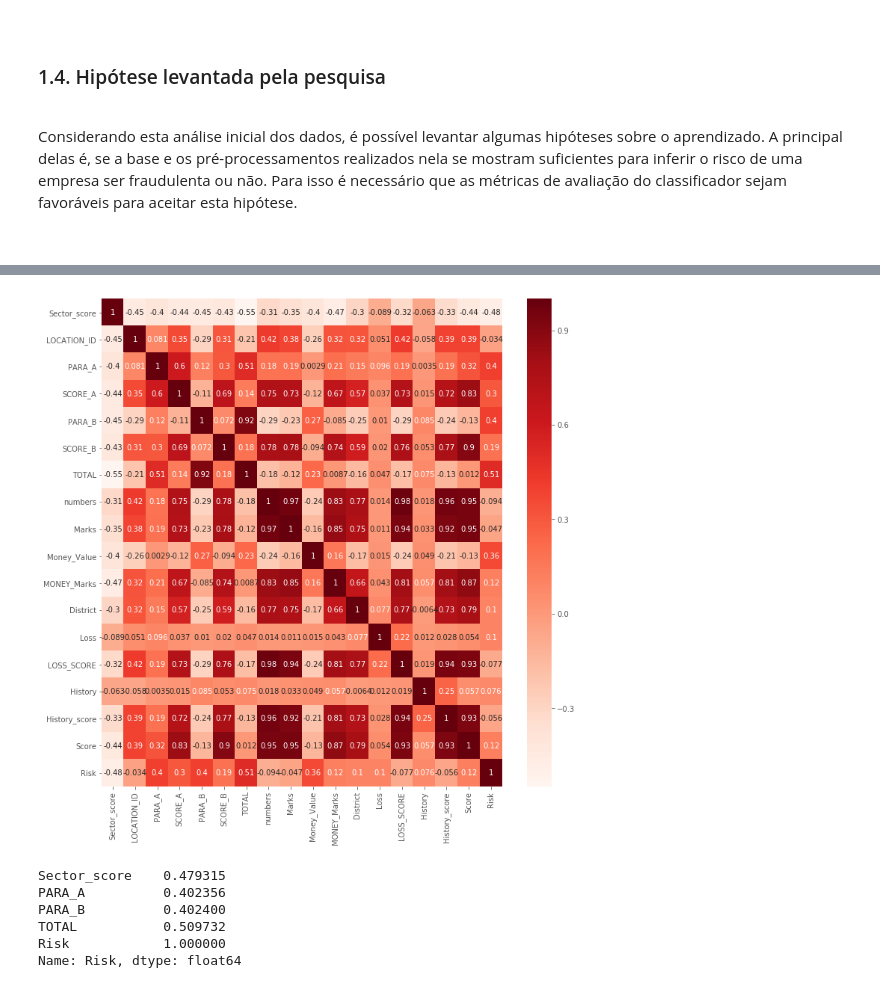
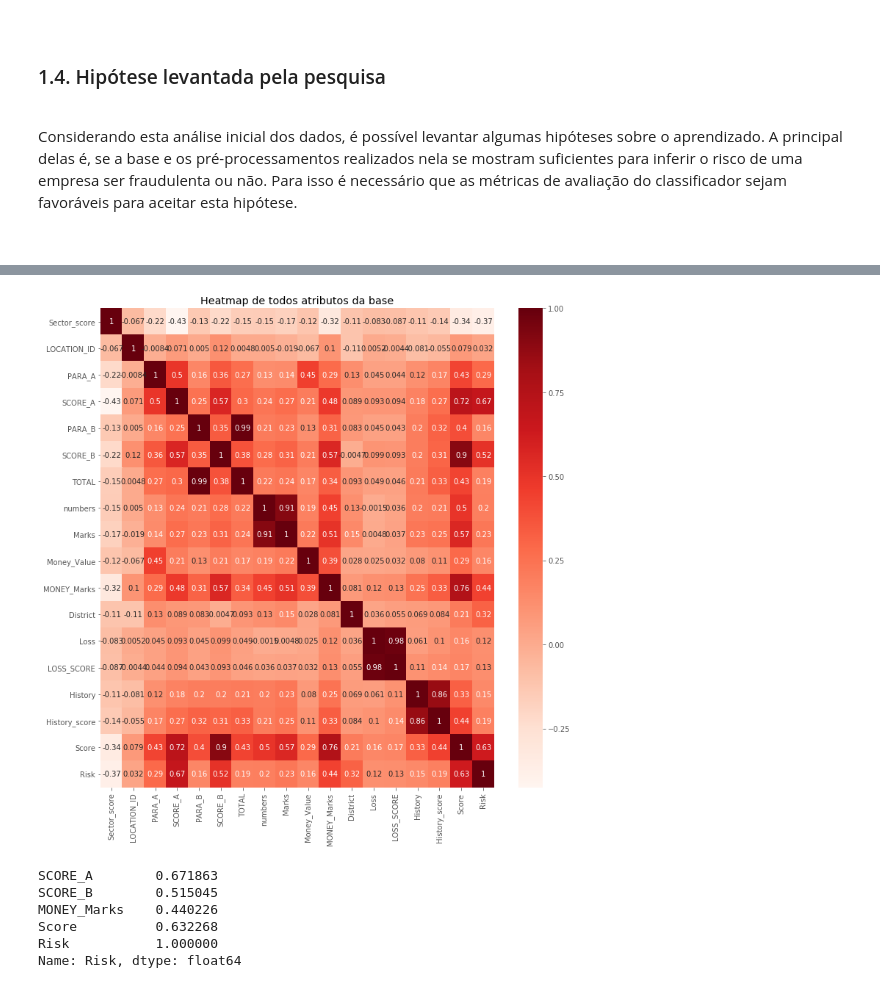
Before and after one commit to KateMorf/audit-data-analysis, a Jupyter notebook: Audit Data Analysis.ipynb, the cells around one changed output, grey strips where cells are left out. Cells and saved outputs as stored; diff of their text form; code cells hidden in the pictures.

```diff
--- a/Audit Data Analysis.ipynb
+++ b/Audit Data Analysis.ipynb
@@ -277,6 +303,6 @@ dataset.iloc[:,:-1] = imputer.transform(dataset.iloc[:,:-1])
 # %%
 #Normalizando bases
-scaler = Normalizer().fit(dataset.iloc[:,:-1])
+scaler = MinMaxScaler().fit(dataset.iloc[:,:-1])
 dataset.iloc[:,:-1] = scaler.transform(dataset.iloc[:,:-1])
 
 np.set_printoptions(precision=3)
@@ -283,21 +325,22 @@ np.set_printoptions(precision=3)
 # %%
 # Medindo a correlação dos atributos com o atributo classe 'Risk'
 # Mapa de calor baseado na correlação de Pearson
 plt.figure(figsize=(12,12))
+plt.title("Heatmap de todos atributos da base")
 cor = dataset.corr()
 sns.heatmap(cor, annot=True, cmap=plt.cm.Reds)
 plt.show()
 
 cor_target = abs(cor["Risk"])
 
 #Selecting highly correlated features
 relevant_features = cor_target[cor_target>=0.4]
 relevant_features
 # %% [output]
-[figure, old version]
+[figure, new version]
-Sector_score    0.479315
-PARA_A          0.402356
-PARA_B          0.402400
-TOTAL           0.509732
-Risk            1.000000
+SCORE_A        0.671863
+SCORE_B        0.515045
+MONEY_Marks    0.440226
+Score          0.632268
+Risk           1.000000
 Name: Risk, dtype: float64
```
Also changed, not shown: parts of 25 cells of this notebook.
